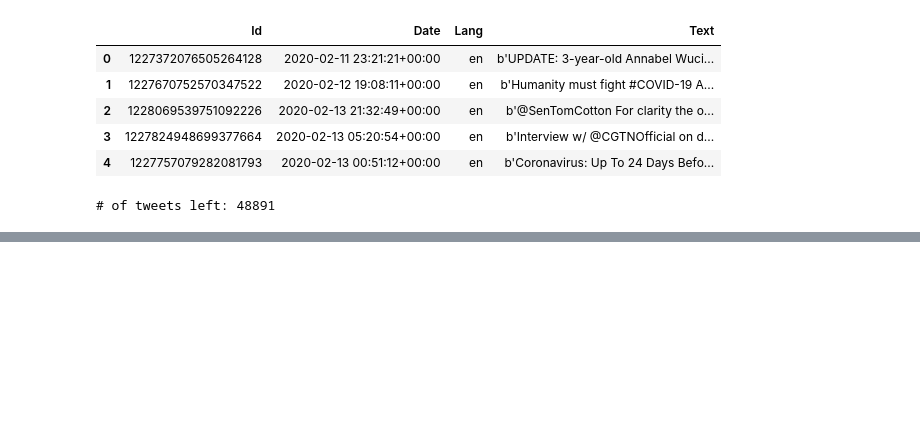
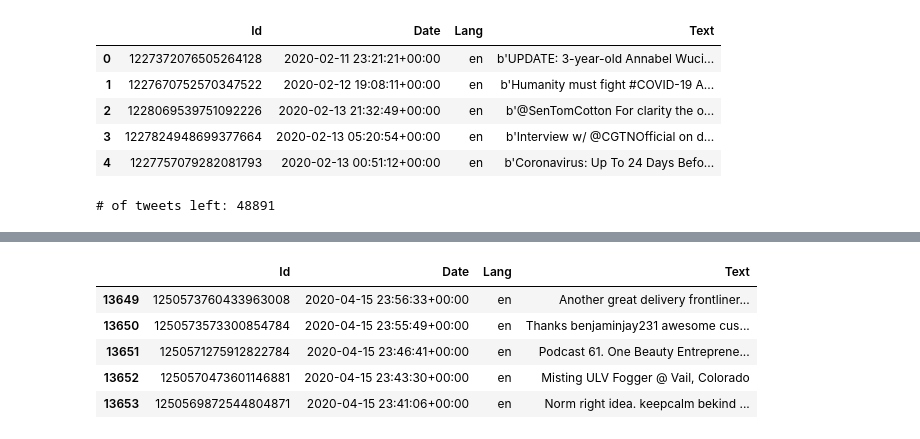
Before and after one commit to PolimiDataScientists/PMDS-Twitter-Analysis, a Jupyter notebook: src/notebooks/WordClouds.ipynb, the cells around one changed output, grey strips where cells are left out. Cells and saved outputs as stored; diff of their text form; code cells hidden in the pictures; blank space fills up the shorter version.

```diff
--- a/src/notebooks/WordClouds.ipynb
+++ b/src/notebooks/WordClouds.ipynb
@@ -50,3 +61,18 @@ tweets.head()
+# %%
+#Custon stopword to avoid trivial results
+custom_stopwords = ['covid', 'stayhome', 'pandemic', 'coronavirus', 'corona', 'covid19', 'mask', 'vaccine', 'COVID']
+stop_words = stopwords.words('english') + custom_stopwords
+
+
+tweets['Text'] = tweets['Text'].apply(lambda x: ' '.join([word for word in x.split() if word.lower() not in (stop_words)]))
+tweets.head()
+# %% [output]
+|  | Id | Date | Lang | Text |
+| 13649 | 1250573760433963008 | 2020-04-15 23:56:33+00:00 | en | Another great delivery frontliner... |
+| 13650 | 1250573573300854784 | 2020-04-15 23:55:49+00:00 | en | Thanks benjaminjay231 awesome cus... |
+| 13651 | 1250571275912822784 | 2020-04-15 23:46:41+00:00 | en | Podcast 61. One Beauty Entreprene... |
+| 13652 | 1250570473601146881 | 2020-04-15 23:43:30+00:00 | en | Misting ULV Fogger @ Vail, Colorado |
+| 13653 | 1250569872544804871 | 2020-04-15 23:41:06+00:00 | en | Norm right idea. keepcalm bekind ... |
 # %%
 AllWords = ''.join([tweet for tweet in tweets['Text']])
 wordCloud = WordCloud(width=1920,
```
Also changed, not shown: parts of 4 cells of this notebook.
